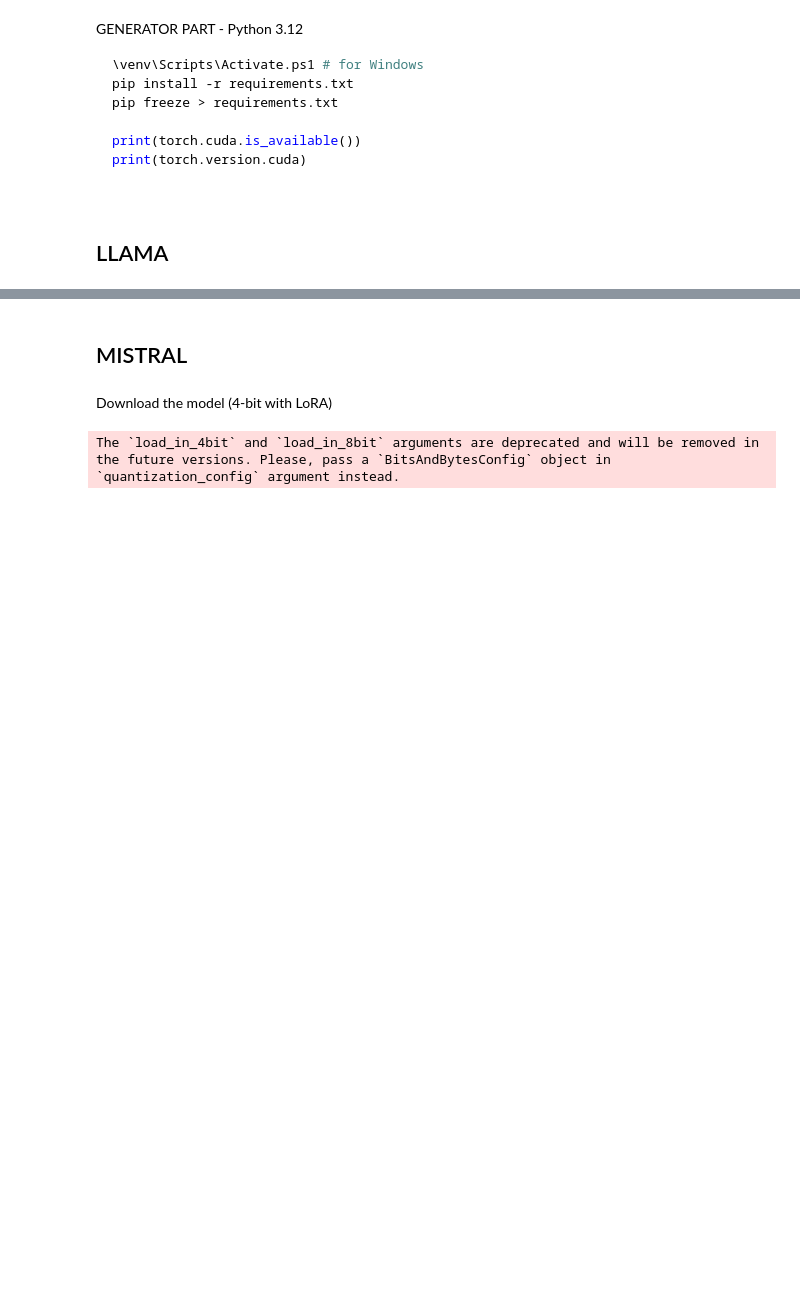
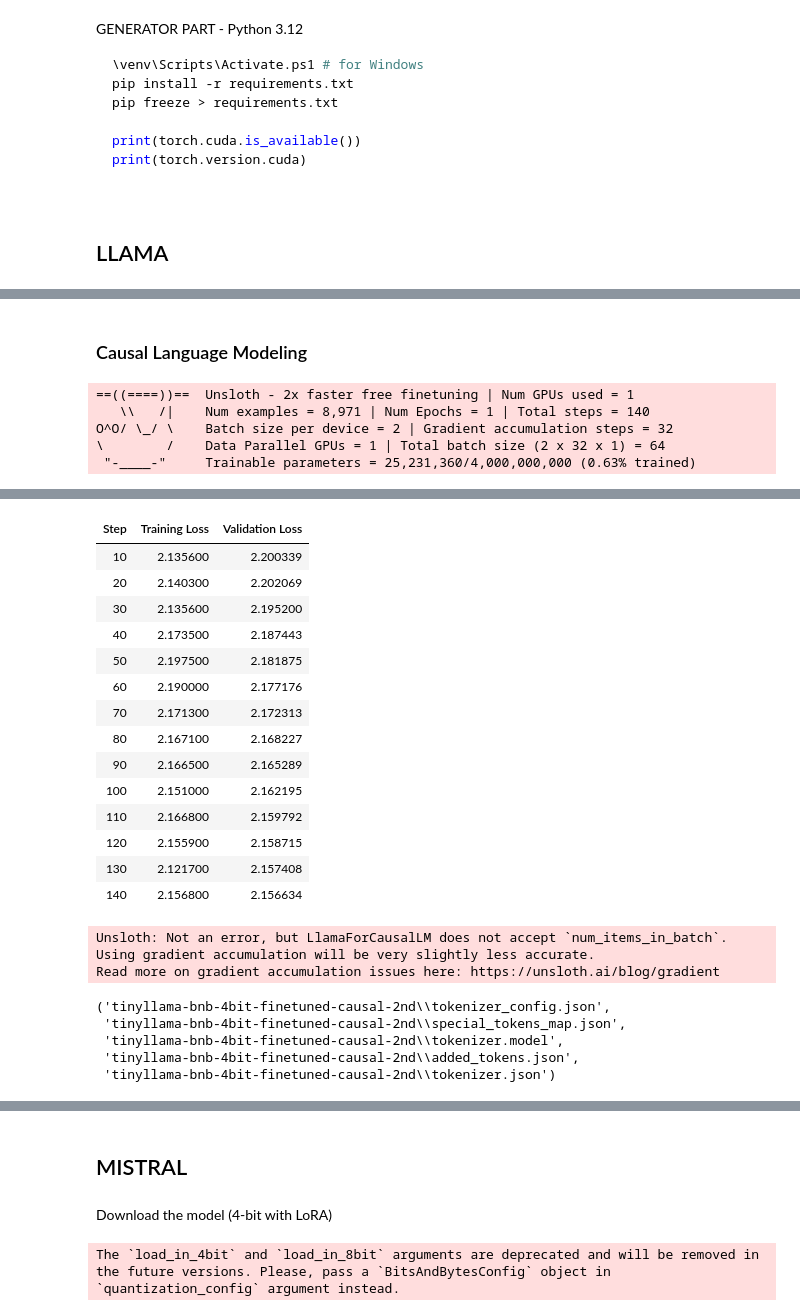
Before and after one commit to zuza571/AI-Generated-CTI, a Jupyter notebook: generator.ipynb, the cells around one changed output, grey strips where cells are left out. Saved outputs shown, nothing was run; the diff lists cells and outputs as text; code cells hidden in the pictures; blank space fills up the shorter version.

```diff
--- a/generator.ipynb
+++ b/generator.ipynb
@@ -217,0 +206,2 @@ has hosted several other sites with the same registration information.
+# %% [markdown]
+### Causal Language Modeling
@@ -217,0 +216,55 @@ has hosted several other sites with the same registration information.
+# %%
+# Causal Language Modeling for raw text
+from unsloth import is_bfloat16_supported
+from transformers import Trainer, TrainingArguments, DataCollatorForLanguageModeling, EarlyStoppingCallback
+
+data_collator = DataCollatorForLanguageModeling(
+    tokenizer=tokenizer,
+    mlm=False,  # Causal LM
+)
+
+trainer = Trainer(
+    model=model,
+    data_collator=data_collator,
+    train_dataset=train_dataset,
+    eval_dataset=eval_dataset,
+    callbacks=[EarlyStoppingCallback(early_stopping_patience=20)],
+    args=TrainingArguments(
+        per_device_train_batch_size=2,
+        per_device_eval_batch_size=2,
+        gradient_accumulation_steps=32,  # simulates larger batch size without increasing memory usage
+        warmup_ratio = 0.1,
+
+        num_train_epochs=1,  # default; anything more than 3 is not optimal
+        # max_steps=60,
+        learning_rate=2e-4,  # try 1e-4, 2e-5 or 5e-5
+        max_grad_norm=1.0,
+
+        logging_steps=10,
+        eval_steps=10,
+        eval_strategy="steps",
+        metric_for_best_model="eval_loss",
+        load_best_model_at_end=True,
+
+        fp16=not is_bfloat16_supported(),
+        bf16=is_bfloat16_supported(),
+        optim="adamw_8bit",
+        weight_decay=0.1,
+        lr_scheduler_type="linear",
+        seed=3407,
+        output_dir="results_causal-2nd",
+        report_to = "none",
+    ),
+)
+
+trainer_stats = trainer.train()
+
+finetuned_model = f"{model_name}-finetuned-causal-2nd"
+model.save_pretrained(finetuned_model)
+tokenizer.save_pretrained(finetuned_model)
+# %% [output]
+==((====))==  Unsloth - 2x faster free finetuning | Num GPUs used = 1
+   \\   /|    Num examples = 8,971 | Num Epochs = 1 | Total steps = 140
+O^O/ \_/ \    Batch size per device = 2 | Gradient accumulation steps = 32
+\        /    Data Parallel GPUs = 1 | Total batch size (2 x 32 x 1) = 64
+ "-____-"     Trainable parameters = 25,231,360/4,000,000,000 (0.63% trained)
@@ -217,0 +272,23 @@ has hosted several other sites with the same registration information.
+| Step | Training Loss | Validation Loss |
+| 10 | 2.135600 | 2.200339 |
+| 20 | 2.140300 | 2.202069 |
+| 30 | 2.135600 | 2.195200 |
+| 40 | 2.173500 | 2.187443 |
+| 50 | 2.197500 | 2.181875 |
+| 60 | 2.190000 | 2.177176 |
+| 70 | 2.171300 | 2.172313 |
+| 80 | 2.167100 | 2.168227 |
+| 90 | 2.166500 | 2.165289 |
+| 100 | 2.151000 | 2.162195 |
+| 110 | 2.166800 | 2.159792 |
+| 120 | 2.155900 | 2.158715 |
+| 130 | 2.121700 | 2.157408 |
+| 140 | 2.156800 | 2.156634 |
+Unsloth: Not an error, but LlamaForCausalLM does not accept `num_items_in_batch`.
+Using gradient accumulation will be very slightly less accurate.
+Read more on gradient accumulation issues here: https://unsloth.ai/blog/gradient
+('tinyllama-bnb-4bit-finetuned-causal-2nd\\tokenizer_config.json',
+ 'tinyllama-bnb-4bit-finetuned-causal-2nd\\special_tokens_map.json',
+ 'tinyllama-bnb-4bit-finetuned-causal-2nd\\tokenizer.model',
+ 'tinyllama-bnb-4bit-finetuned-causal-2nd\\added_tokens.json',
+ 'tinyllama-bnb-4bit-finetuned-causal-2nd\\tokenizer.json')
```
Also changed, not shown: parts of 19 cells of this notebook, 8 other files.
